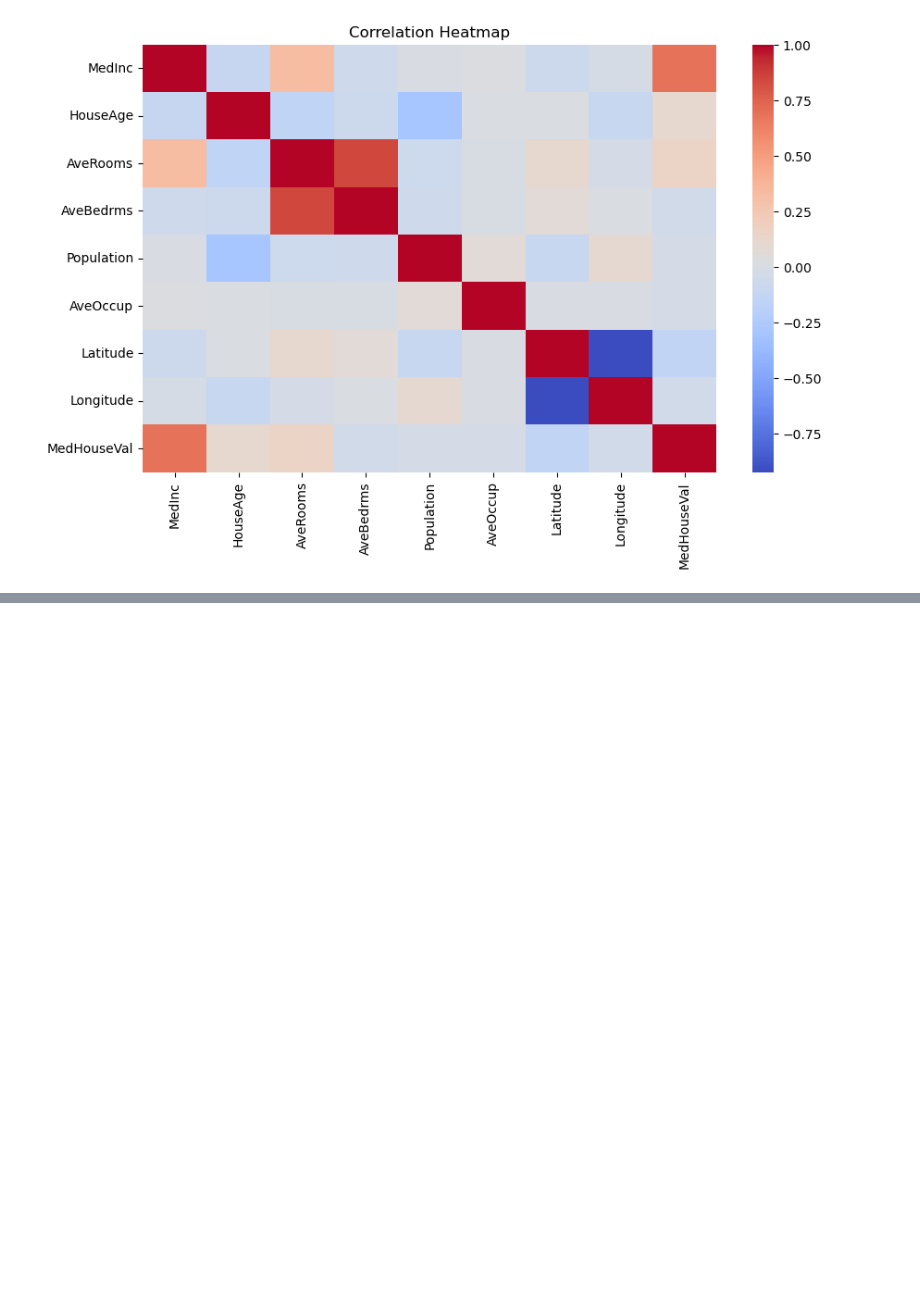
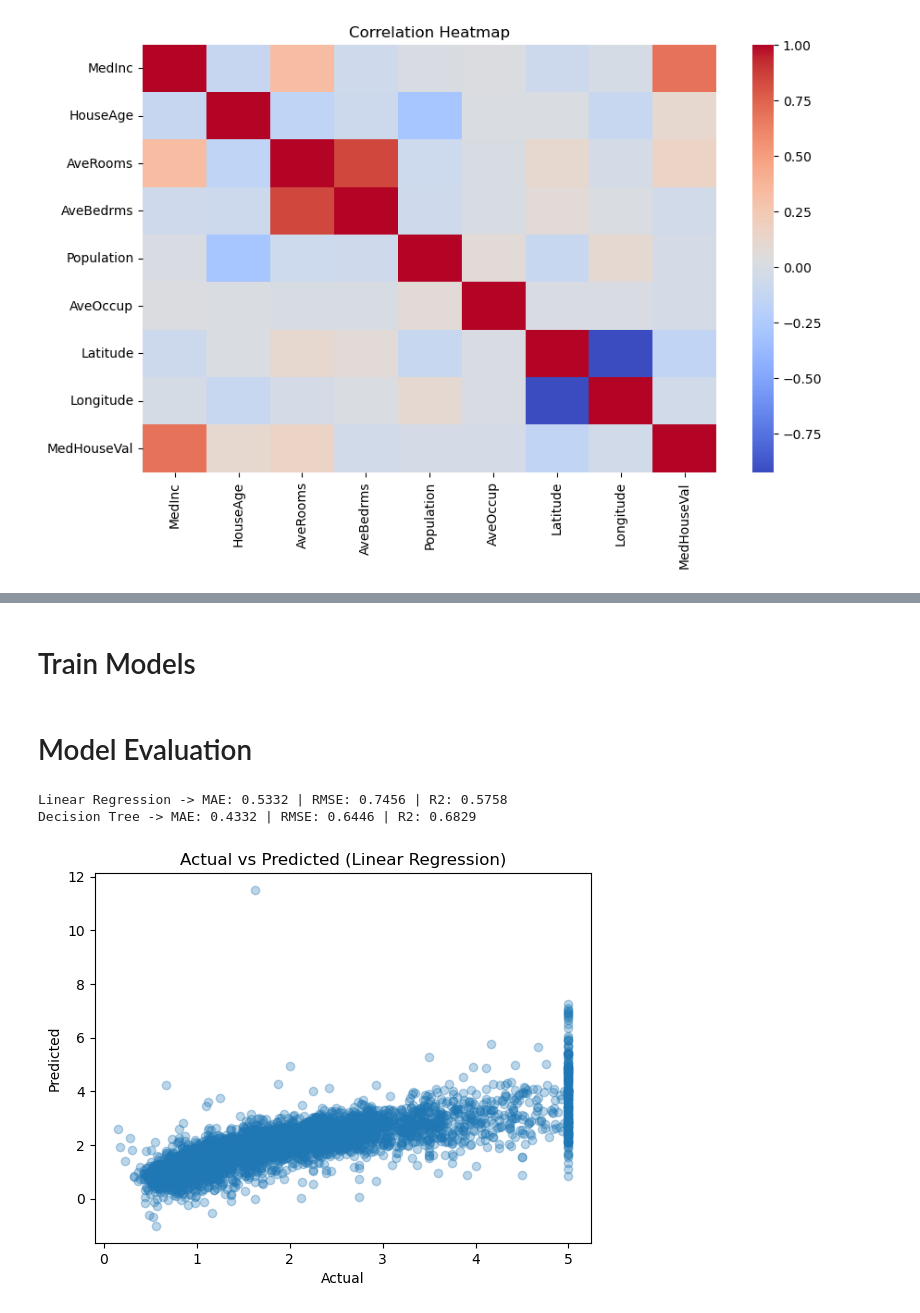
Before and after one commit to akshithreddy502/LogicMojo-AI-ML-Jan26-Akshith, a Jupyter notebook: assignments/assignment-04-regression-california-housing/california_housing.ipynb, the cells around one changed output, grey strips where cells are left out. Drawn from its saved outputs; the diff is of its cells as text; code cells hidden in the pictures; blank space fills up the shorter version.

```diff
--- a/assignments/assignment-04-regression-california-housing/california_housing.ipynb
+++ b/assignments/assignment-04-regression-california-housing/california_housing.ipynb
@@ -137,0 +141,12 @@ plt.show()
+# %%
+# 1. Separate features (X) and target (y)
+X = df.drop("MedHouseVal", axis=1) # It gets all features except MedHouseVal - Its a column , so axis=1
+y = df["MedHouseVal"]
+
+# TODO: 2. Split the data into Training and Testing sets (e.g., 80% train, 20% test)
+# Hint: X_train, X_test, y_train, y_test = train_test_split(X, y, test_size=0.2, random_state=42)
+X_train,X_test,y_train,y_test = train_test_split(X,y,test_size=0.2,random_state=42)
+print("X_train shape:", X_train.shape)
+print("X_test shape:", X_test.shape)
+print("y_train shape:", y_train.shape)
+print("y_test shape:", y_test.shape)
@@ -137,0 +160,38 @@ plt.show()
+# %%
+scaler = StandardScaler()
+X_train_scaled = scaler.fit_transform(X_train)
+X_test_scaled = scaler.transform(X_test)
+# %% [markdown]
+# Train Models
+# %%
+# Linear Regression
+lin_req = LinearRegression()
+lin_req.fit(X_train_scaled,y_train)
+y_pred_lr = lin_req.predict(X_test_scaled)
+
+# Decision Tree
+dt = DecisionTreeRegressor(random_state=42, max_depth=10)
+dt.fit(X_train, y_train)
+y_pred_dt = dt.predict(X_test)
+# %% [markdown]
+# Model Evaluation
+# %%
+def eval_regression(y_true, y_pred, name="Model"):
+    mae = mean_absolute_error(y_true, y_pred)
+    rmse = np.sqrt(mean_squared_error(y_true, y_pred))
+    r2 = r2_score(y_true, y_pred)
+    print(f"{name} -> MAE: {mae:.4f} | RMSE: {rmse:.4f} | R2: {r2:.4f}")
+
+eval_regression(y_test, y_pred_lr, "Linear Regression")
+eval_regression(y_test, y_pred_dt, "Decision Tree")
+# %% [output]
+Linear Regression -> MAE: 0.5332 | RMSE: 0.7456 | R2: 0.5758
+Decision Tree -> MAE: 0.4332 | RMSE: 0.6446 | R2: 0.6829
+# %%
+plt.scatter(y_test, y_pred_lr, alpha=0.3)
+plt.xlabel("Actual")
+plt.ylabel("Predicted")
+plt.title("Actual vs Predicted (Linear Regression)")
+plt.show()
+# %% [output]
+[figure, added]
```
Also changed, not shown: parts of 4 cells of this notebook, 2 other files.
